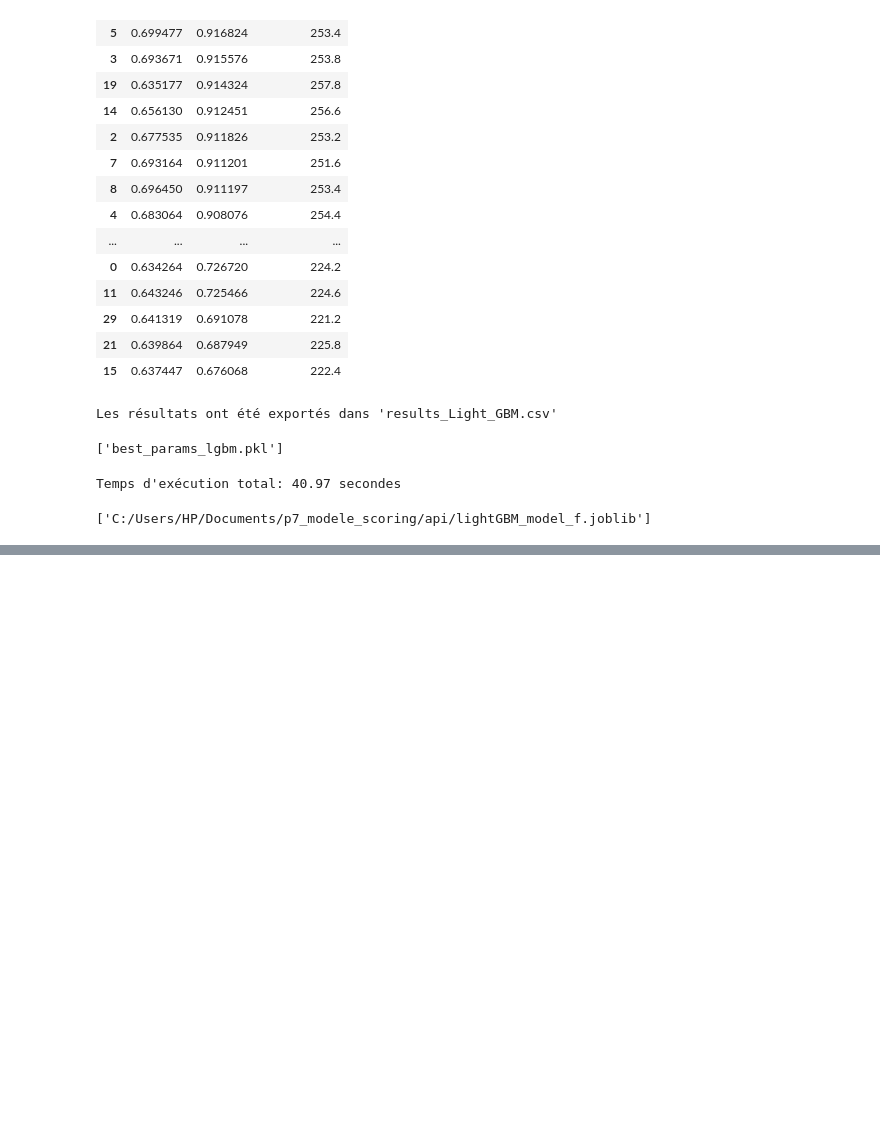
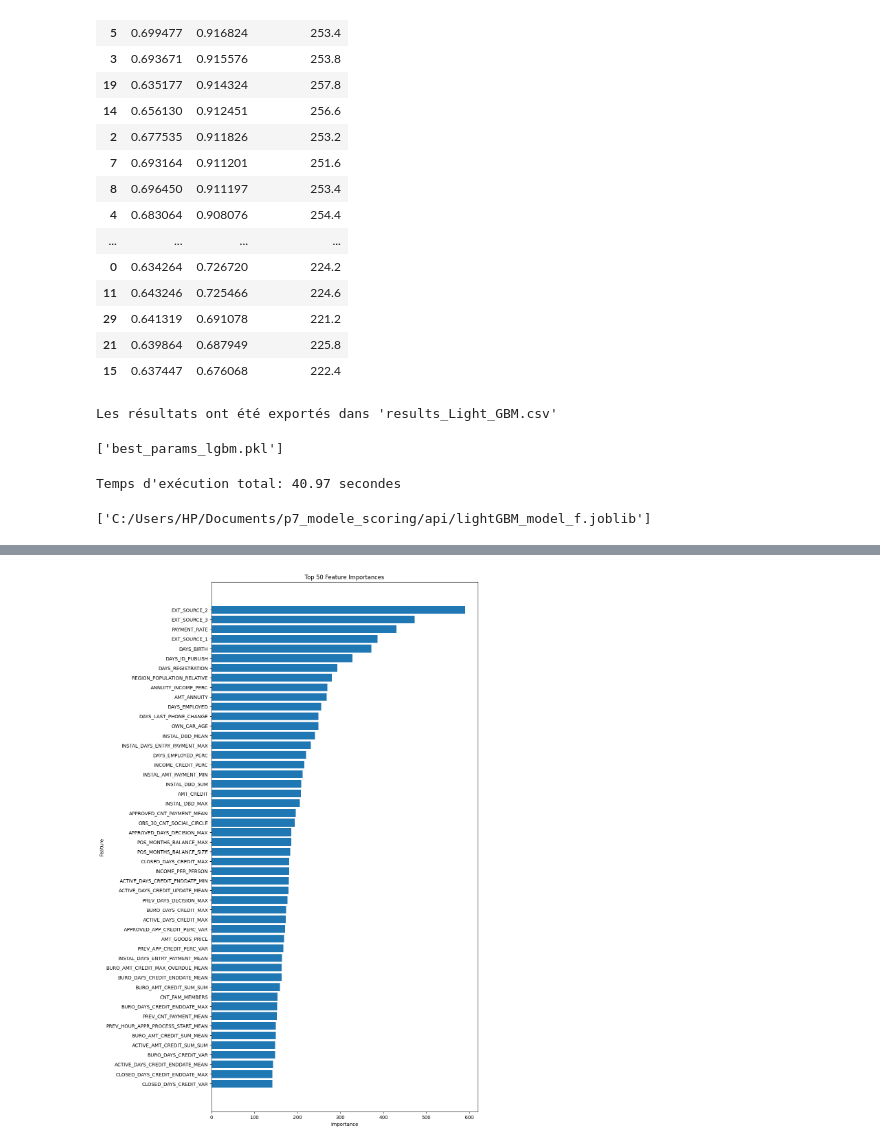
Before and after one commit to 1952ma/p7, a Jupyter notebook: p7_notebook_modeles.ipynb, the cells around one changed output, grey strips where cells are left out. Cells and saved outputs as stored; diff of their text form; code cells hidden in the pictures; blank space fills up the shorter version.

Commit message:
Top 50 Feature Importances

```diff
--- a/p7_notebook_modeles.ipynb
+++ b/p7_notebook_modeles.ipynb
@@ -849,0 +886,19 @@ Temps d'exécution total: 40.97 secondes
+# %%
+#calcule de l'importance des features à partir du modèle final light GBM
+feature_importances = final_model_lgbm.feature_importances_
+
+#le df pour afficher les importances des features
+importance_df = pd.DataFrame({
+
+    #j'utilise les colonnes du df d'origine X
+    'Feature': X.columns,
+    'Importance': feature_importances
+})
+
+#trier les features par importance
+importance_df = importance_df.sort_values(by='Importance', ascending=False)
+
+#j'affiche les 10 features les plus importantes et sauvegarde le tout dans fichier csv
+print(importance_df.head(10))
+
+importance_df.to_csv('feature_importances_t.csv', index=False)
@@ -849,0 +917,5 @@ Temps d'exécution total: 40.97 secondes
+# %%
+#le pourcentage d'importance de chaque feature
+importance_df['Importance (%)'] = (importance_df['Importance'] / importance_df['Importance'].sum()) * 100
+
+print(importance_df[['Feature', 'Importance', 'Importance (%)']])
@@ -849,0 +937,16 @@ Temps d'exécution total: 40.97 secondes
+# %%
+#la visualisation de l'importance des features
+
+#uniquement les 50 premières features par importance
+top_50_features = importance_df.head(50)
+
+plt.figure(figsize=(10, 20))
+plt.barh(top_50_features['Feature'], top_50_features['Importance'])
+plt.xlabel('Importance')
+plt.ylabel('Feature')
+plt.title('Top 50 Feature Importances')
+#pour que les plus importantes soient en haut
+plt.gca().invert_yaxis()
+plt.show()
+# %% [output]
+[figure, added]
```
Also changed, not shown: parts of 5 cells of this notebook.
